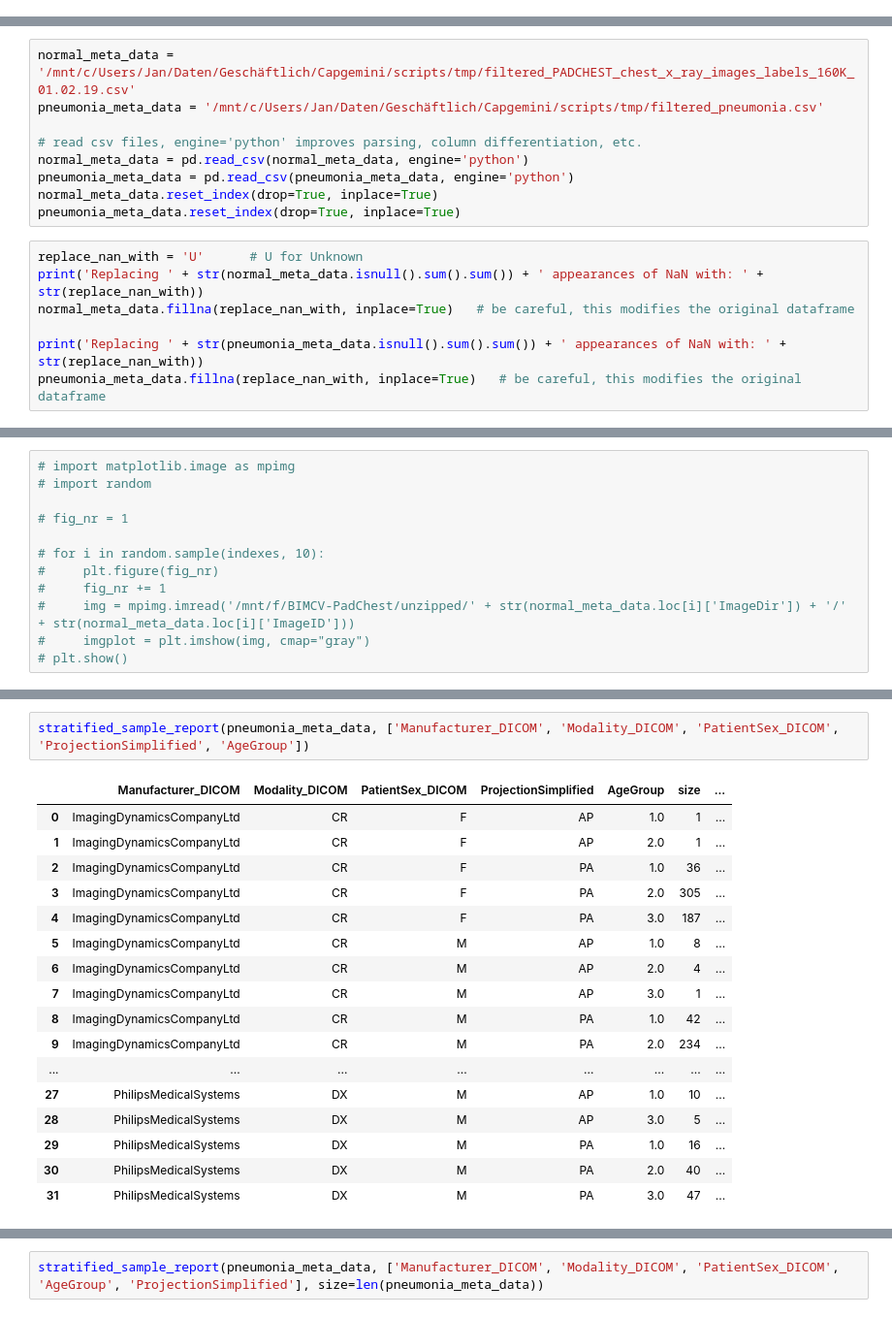
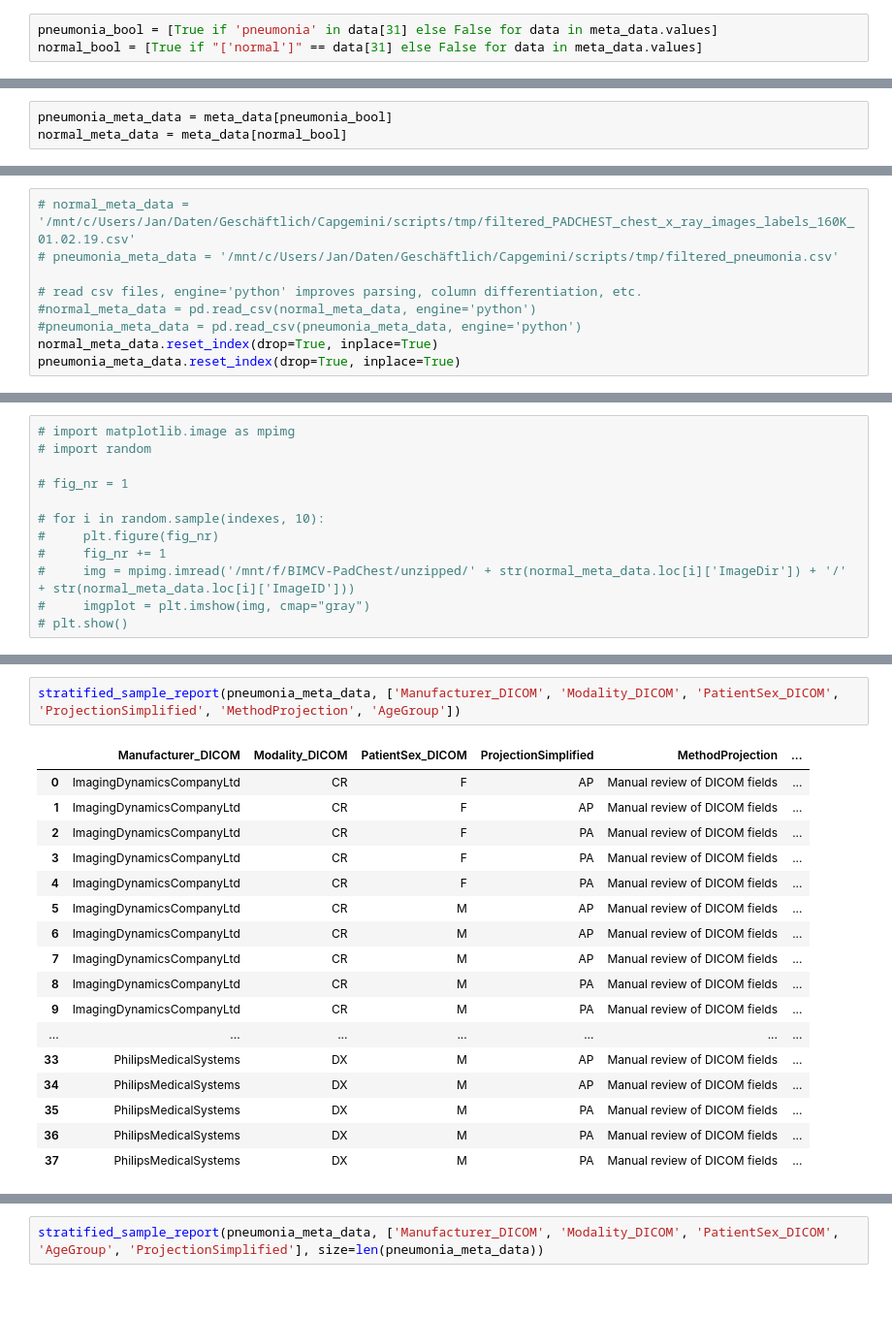
Before and after one commit to ai-explorers/chest_x_ray, a Jupyter notebook: datasets/padchest/padchest_data_exploration.ipynb, the cells around one changed output, grey strips where cells are left out. Shown: that part at 97% size. Cells and saved outputs as stored; diff of their text form.

```diff
--- a/datasets/padchest/padchest_data_exploration.ipynb
+++ b/datasets/padchest/padchest_data_exploration.ipynb
@@ -85,0 +142,3 @@ def drop_from_column(df, column, value):
+# %%
+pneumonia_bool = [True if 'pneumonia' in data[31] else False for data in meta_data.values]
+normal_bool = [True if "['normal']" == data[31] else False for data in meta_data.values]
@@ -85,0 +153,3 @@ def drop_from_column(df, column, value):
+# %%
+pneumonia_meta_data = meta_data[pneumonia_bool]
+normal_meta_data = meta_data[normal_bool]
@@ -86,16 +176,9 @@ def drop_from_column(df, column, value):
 # %%
-normal_meta_data = '/mnt/c/Users/Jan/Daten/Geschäftlich/Capgemini/scripts/tmp/filtered_PADCHEST_chest_x_ray_images_labels_160K_01.02.19.csv'
-pneumonia_meta_data = '/mnt/c/Users/Jan/Daten/Geschäftlich/Capgemini/scripts/tmp/filtered_pneumonia.csv'
+# normal_meta_data = '/mnt/c/Users/Jan/Daten/Geschäftlich/Capgemini/scripts/tmp/filtered_PADCHEST_chest_x_ray_images_labels_160K_01.02.19.csv'
+# pneumonia_meta_data = '/mnt/c/Users/Jan/Daten/Geschäftlich/Capgemini/scripts/tmp/filtered_pneumonia.csv'
 
 # read csv files, engine='python' improves parsing, column differentiation, etc.
-normal_meta_data = pd.read_csv(normal_meta_data, engine='python')
-pneumonia_meta_data = pd.read_csv(pneumonia_meta_data, engine='python')
+#normal_meta_data = pd.read_csv(normal_meta_data, engine='python')
+#pneumonia_meta_data = pd.read_csv(pneumonia_meta_data, engine='python')
 normal_meta_data.reset_index(drop=True, inplace=True)
 pneumonia_meta_data.reset_index(drop=True, inplace=True)
-# %%
-replace_nan_with = 'U'      # U for Unknown
-print('Replacing ' + str(normal_meta_data.isnull().sum().sum()) + ' appearances of NaN with: ' + str(replace_nan_with))
-normal_meta_data.fillna(replace_nan_with, inplace=True)   # be careful, this modifies the original dataframe
-
-print('Replacing ' + str(pneumonia_meta_data.isnull().sum().sum()) + ' appearances of NaN with: ' + str(replace_nan_with))
-pneumonia_meta_data.fillna(replace_nan_with, inplace=True)   # be careful, this modifies the original dataframe
@@ -1097,23 +1202,23 @@ stratified_sample_report(normal_meta_data, ['Manufacturer_DICOM', 'Modality_DICO
 | 33 | PhilipsMedicalSystems | DX | M | PA | 2.0 | 875 | ... |
 | 34 | PhilipsMedicalSystems | DX | M | PA | 3.0 | 258 | ... |
 # %%
-stratified_sample_report(pneumonia_meta_data, ['Manufacturer_DICOM', 'Modality_DICOM', 'PatientSex_DICOM', 'ProjectionSimplified', 'AgeGroup'])
+stratified_sample_report(pneumonia_meta_data, ['Manufacturer_DICOM', 'Modality_DICOM', 'PatientSex_DICOM', 'ProjectionSimplified', 'MethodProjection', 'AgeGroup'])
 # %% [output]
-|  | Manufacturer_DICOM | Modality_DICOM | PatientSex_DICOM | ProjectionSimplified | AgeGroup | size | ... |
-| 0 | ImagingDynamicsCompanyLtd | CR | F | AP | 1.0 | 1 | ... |
-| 1 | ImagingDynamicsCompanyLtd | CR | F | AP | 2.0 | 1 | ... |
-| 2 | ImagingDynamicsCompanyLtd | CR | F | PA | 1.0 | 36 | ... |
-| 3 | ImagingDynamicsCompanyLtd | CR | F | PA | 2.0 | 305 | ... |
-| 4 | ImagingDynamicsCompanyLtd | CR | F | PA | 3.0 | 187 | ... |
-| 5 | ImagingDynamicsCompanyLtd | CR | M | AP | 1.0 | 8 | ... |
-| 6 | ImagingDynamicsCompanyLtd | CR | M | AP | 2.0 | 4 | ... |
-| 7 | ImagingDynamicsCompanyLtd | CR | M | AP | 3.0 | 1 | ... |
-| 8 | ImagingDynamicsCompanyLtd | CR | M | PA | 1.0 | 42 | ... |
-| 9 | ImagingDynamicsCompanyLtd | CR | M | PA | 2.0 | 234 | ... |
-| ... | ... | ... | ... | ... | ... | ... | ... |
-| 27 | PhilipsMedicalSystems | DX | M | AP | 1.0 | 10 | ... |
-| 28 | PhilipsMedicalSystems | DX | M | AP | 3.0 | 5 | ... |
-| 29 | PhilipsMedicalSystems | DX | M | PA | 1.0 | 16 | ... |
-| 30 | PhilipsMedicalSystems | DX | M | PA | 2.0 | 40 | ... |
-| 31 | PhilipsMedicalSystems | DX | M | PA | 3.0 | 47 | ... |
+|  | Manufacturer_DICOM | Modality_DICOM | PatientSex_DICOM | ProjectionSimplified | MethodProjection | ... |
+| 0 | ImagingDynamicsCompanyLtd | CR | F | AP | Manual review of DICOM fields | ... |
+| 1 | ImagingDynamicsCompanyLtd | CR | F | AP | Manual review of DICOM fields | ... |
+| 2 | ImagingDynamicsCompanyLtd | CR | F | PA | Manual review of DICOM fields | ... |
+| 3 | ImagingDynamicsCompanyLtd | CR | F | PA | Manual review of DICOM fields | ... |
+| 4 | ImagingDynamicsCompanyLtd | CR | F | PA | Manual review of DICOM fields | ... |
+| 5 | ImagingDynamicsCompanyLtd | CR | M | AP | Manual review of DICOM fields | ... |
+| 6 | ImagingDynamicsCompanyLtd | CR | M | AP | Manual review of DICOM fields | ... |
+| 7 | ImagingDynamicsCompanyLtd | CR | M | AP | Manual review of DICOM fields | ... |
+| 8 | ImagingDynamicsCompanyLtd | CR | M | PA | Manual review of DICOM fields | ... |
+| 9 | ImagingDynamicsCompanyLtd | CR | M | PA | Manual review of DICOM fields | ... |
+| ... | ... | ... | ... | ... | ... | ... |
+| 33 | PhilipsMedicalSystems | DX | M | AP | Manual review of DICOM fields | ... |
+| 34 | PhilipsMedicalSystems | DX | M | AP | Manual review of DICOM fields | ... |
+| 35 | PhilipsMedicalSystems | DX | M | PA | Manual review of DICOM fields | ... |
+| 36 | PhilipsMedicalSystems | DX | M | PA | Manual review of DICOM fields | ... |
+| 37 | PhilipsMedicalSystems | DX | M | PA | Manual review of DICOM fields | ... |
 # %%
```
Also changed, not shown: parts of 56 cells of this notebook, 5 other files.
